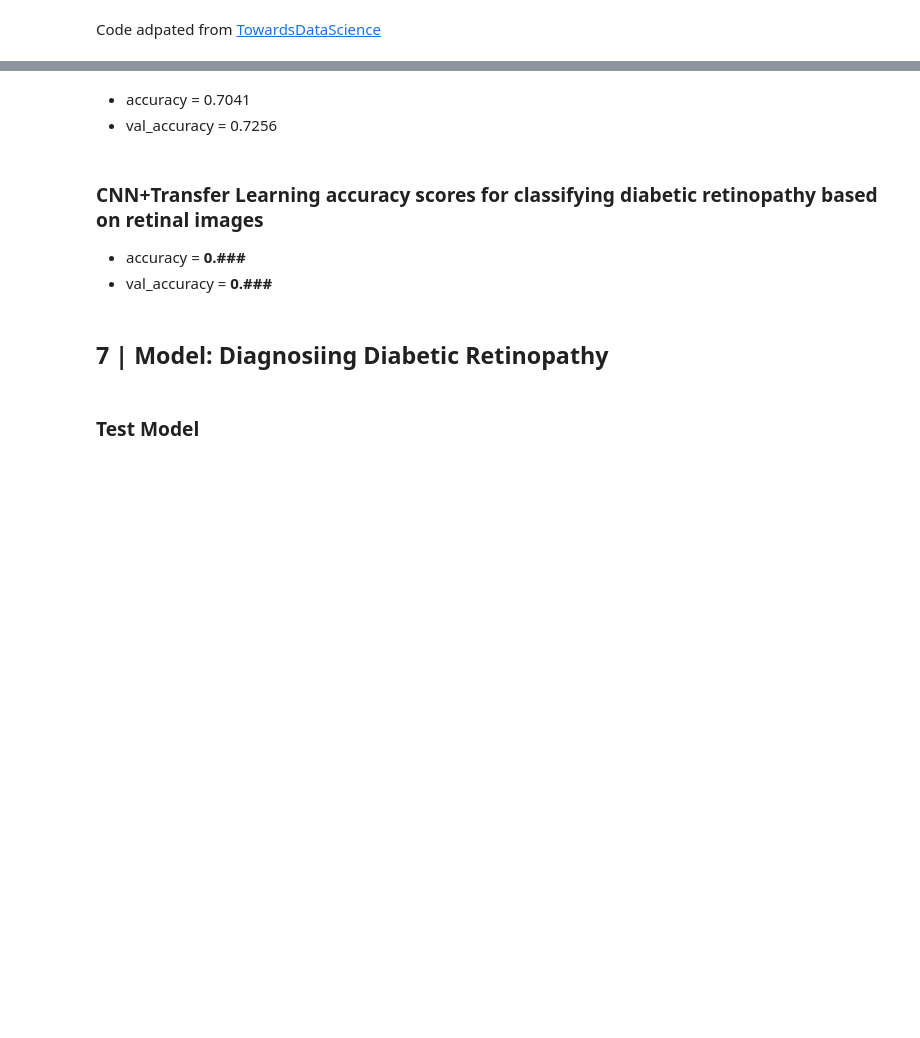
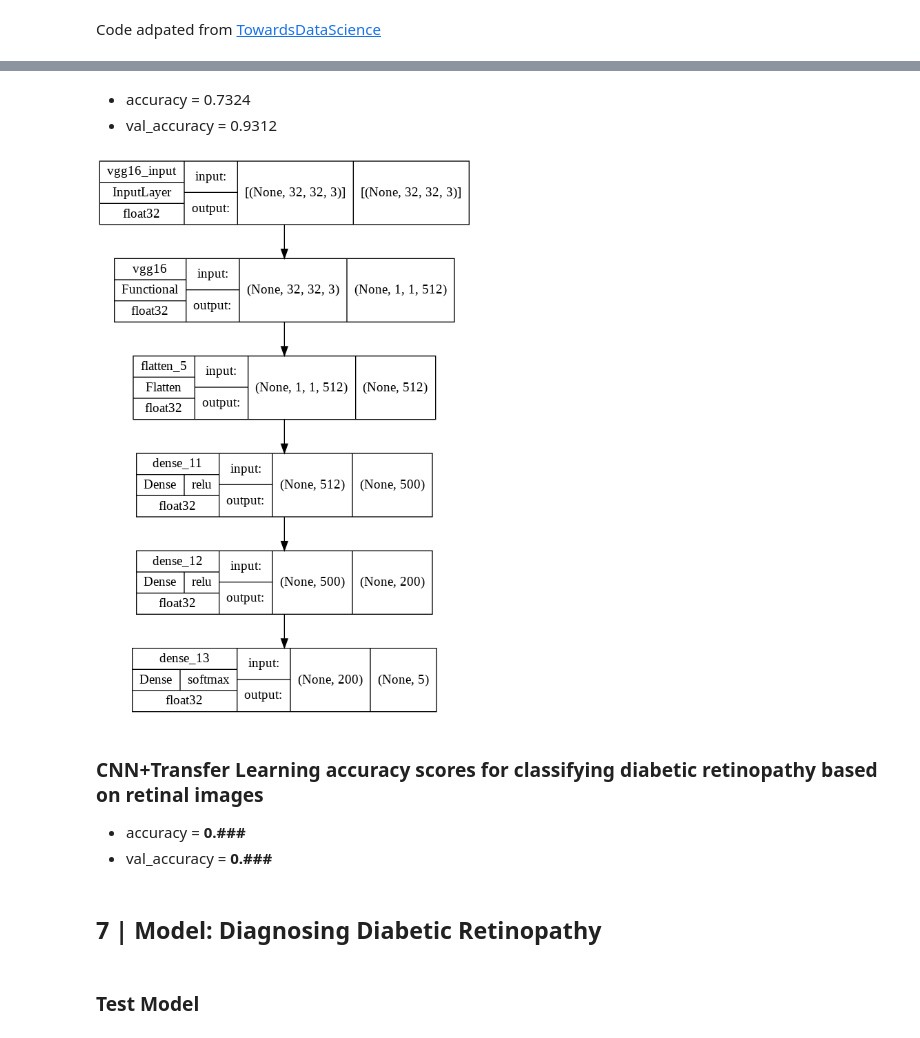
Before and after one commit to slp22/deep-learning-project, a Jupyter notebook: dl_diabetic_retinopathy_model.ipynb, the cells around one changed output, grey strips where cells are left out. Cells and saved outputs as stored; diff of their text form; code cells hidden in the pictures; blank space fills up the shorter version.

```diff
--- a/dl_diabetic_retinopathy_model.ipynb
+++ b/dl_diabetic_retinopathy_model.ipynb
@@ -790,5 +851,7 @@ history = VGG16_model.fit_generator(
     steps_per_epoch=32,
     validation_data=test_data,
     validation_steps=32,
-    callbacks=[es])
+    callbacks=[es],
+    verbose=2
+    )
 # %% [output]
@@ -796,6 +859,6 @@ history = VGG16_model.fit_generator(
 # %% [markdown]
-* accuracy = 0.7041
-* val_accuracy = 0.7256
+* accuracy = 0.7324
+* val_accuracy = 0.9312
 # %%
 # plt.plot(history.history['accuracy'])
 # plt.plot(history.history['val_accuracy'])
@@ -808,9 +871,26 @@ history = VGG16_model.fit_generator(
+# %%
+# show VGG16_model
+
+tf.keras.utils.plot_model(
+    VGG16_model,
+    to_file="VGG16_model.png",
+    show_shapes=True,
+    show_dtype=True,
+    show_layer_names=True,
+    rankdir="TB",
+    expand_nested=False,
+    dpi=96,
+    layer_range=None,
+    show_layer_activations=True,
+)
+# %% [output]
+[figure, added]
 # %% [markdown]
-### **CNN+Transfer Learning accuracy scores for classifying diabetic retinopathy based on retinal images**
+### CNN+Transfer Learning accuracy scores for classifying diabetic retinopathy based on retinal images
 * accuracy = **0.###**
 * val_accuracy = **0.###**
 # %% [markdown]
-## 7 | Model: Diagnosiing Diabetic Retinopathy
+## 7 | Model: Diagnosing Diabetic Retinopathy
 # %% [markdown]
 ### Test Model
 # %% [markdown]
```
Also changed, not shown: parts of 34 cells of this notebook.
